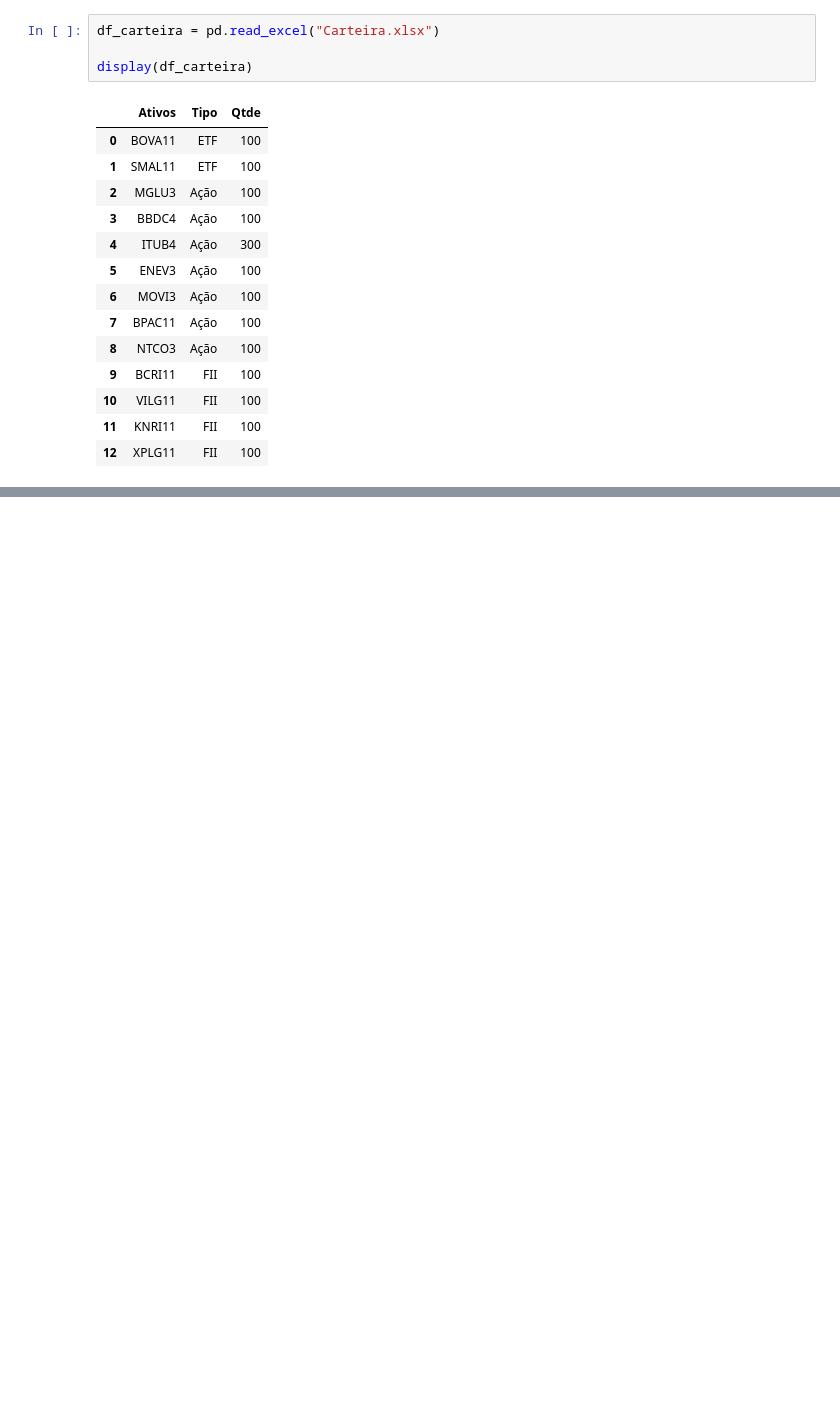
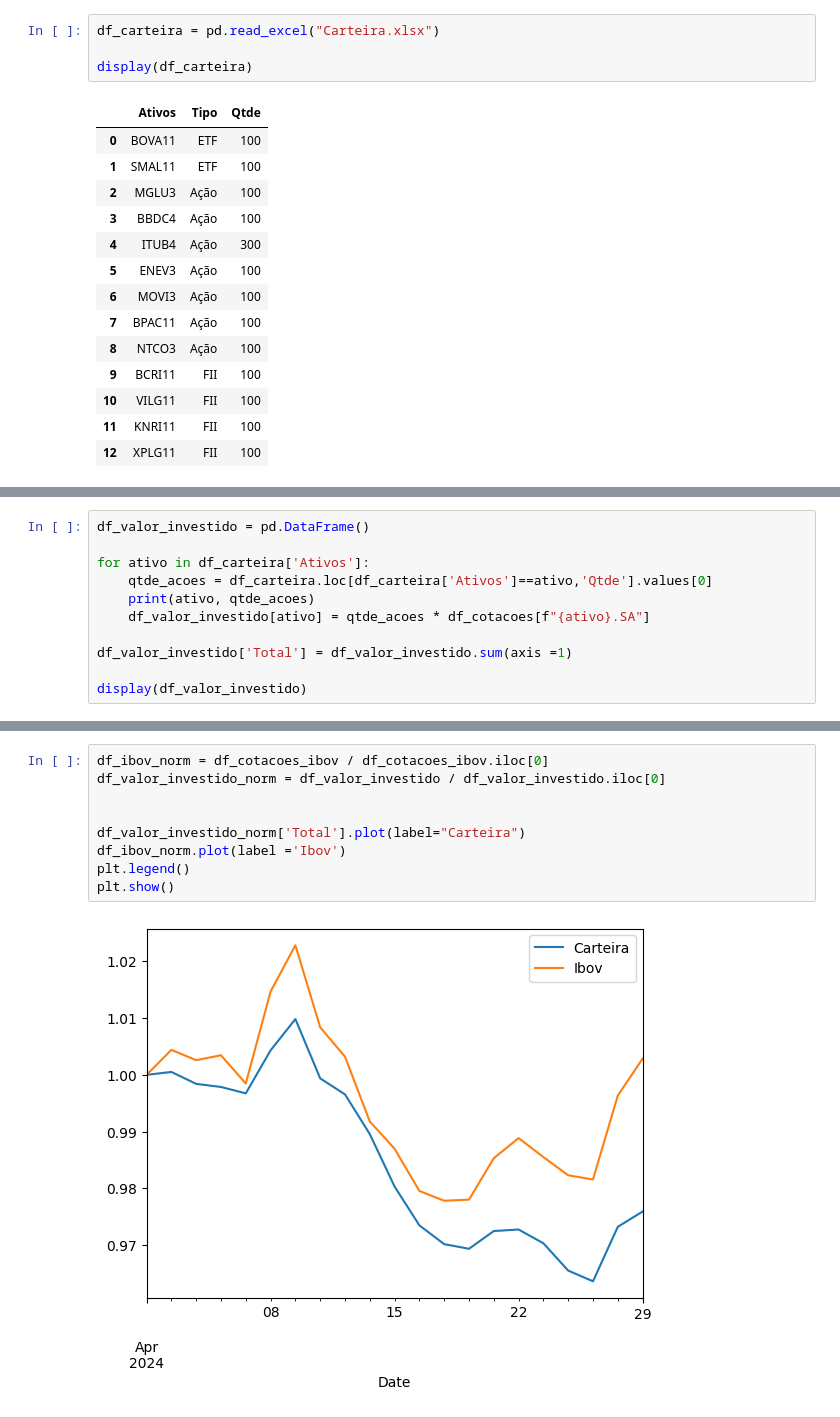
Before and after one commit to kiwsley/hashtag_python, a Jupyter notebook: Integração python para financas/retornoCarteira.ipynb, the cells around one changed output, grey strips where cells are left out. Drawn from its saved outputs; the diff is of its cells as text; blank space fills up the shorter version.

```diff
--- a/Integração python para financas/retornoCarteira.ipynb
+++ b/Integração python para financas/retornoCarteira.ipynb
@@ -107,0 +116,11 @@ Name: Adj Close, Length: 245, dtype: float64
+# %%
+df_valor_investido = pd.DataFrame()
+
+for ativo in df_carteira['Ativos']:
+    qtde_acoes = df_carteira.loc[df_carteira['Ativos']==ativo,'Qtde'].values[0]
+    print(ativo, qtde_acoes)
+    df_valor_investido[ativo] = qtde_acoes * df_cotacoes[f"{ativo}.SA"]
+
+df_valor_investido['Total'] = df_valor_investido.sum(axis =1)
+
+display(df_valor_investido)
@@ -107,0 +159,11 @@ Name: Adj Close, Length: 245, dtype: float64
+# %%
+df_ibov_norm = df_cotacoes_ibov / df_cotacoes_ibov.iloc[0]
+df_valor_investido_norm = df_valor_investido / df_valor_investido.iloc[0]
+
+
+df_valor_investido_norm['Total'].plot(label="Carteira")
+df_ibov_norm.plot(label ='Ibov')
+plt.legend()
+plt.show()
+# %% [output]
+[figure, added]
```
Also changed, not shown: parts of 7 cells of this notebook.
